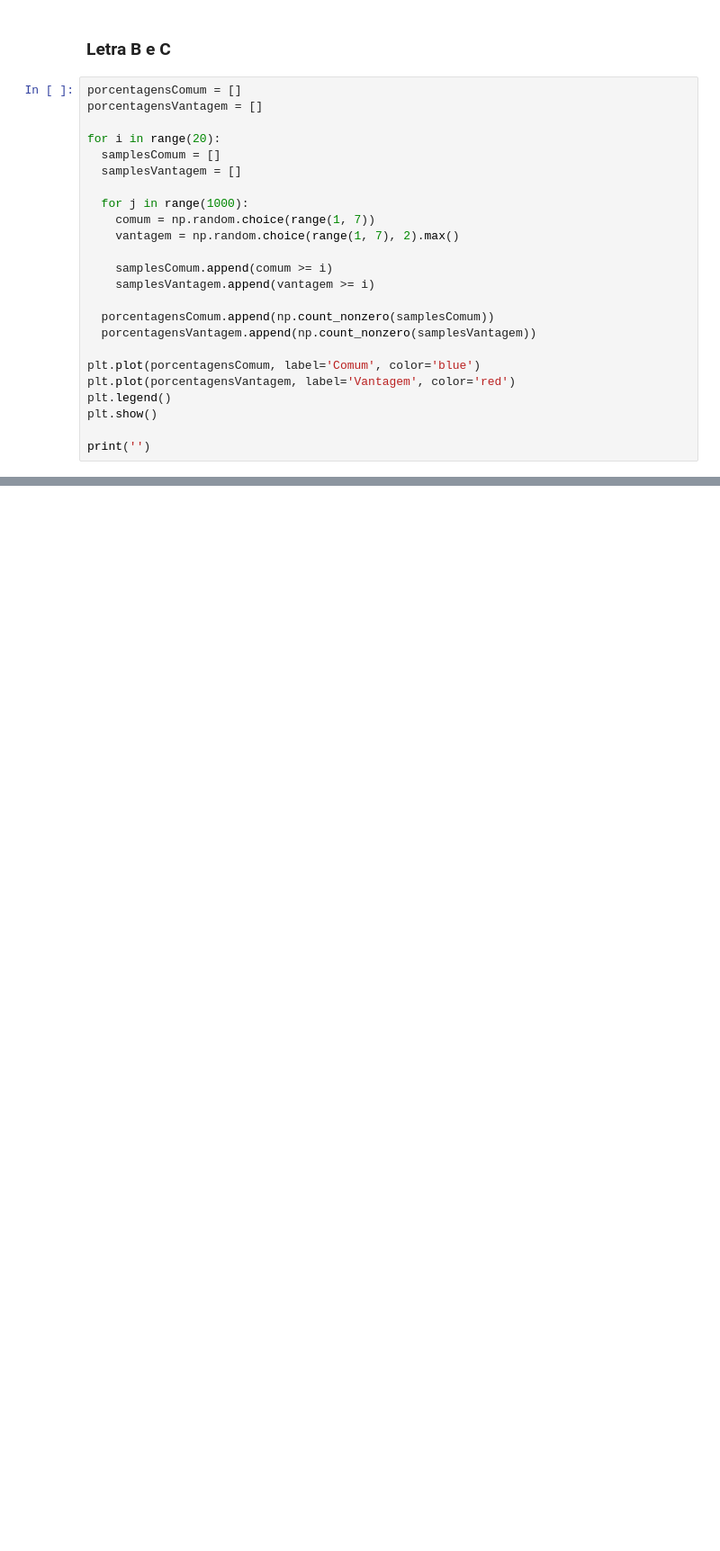
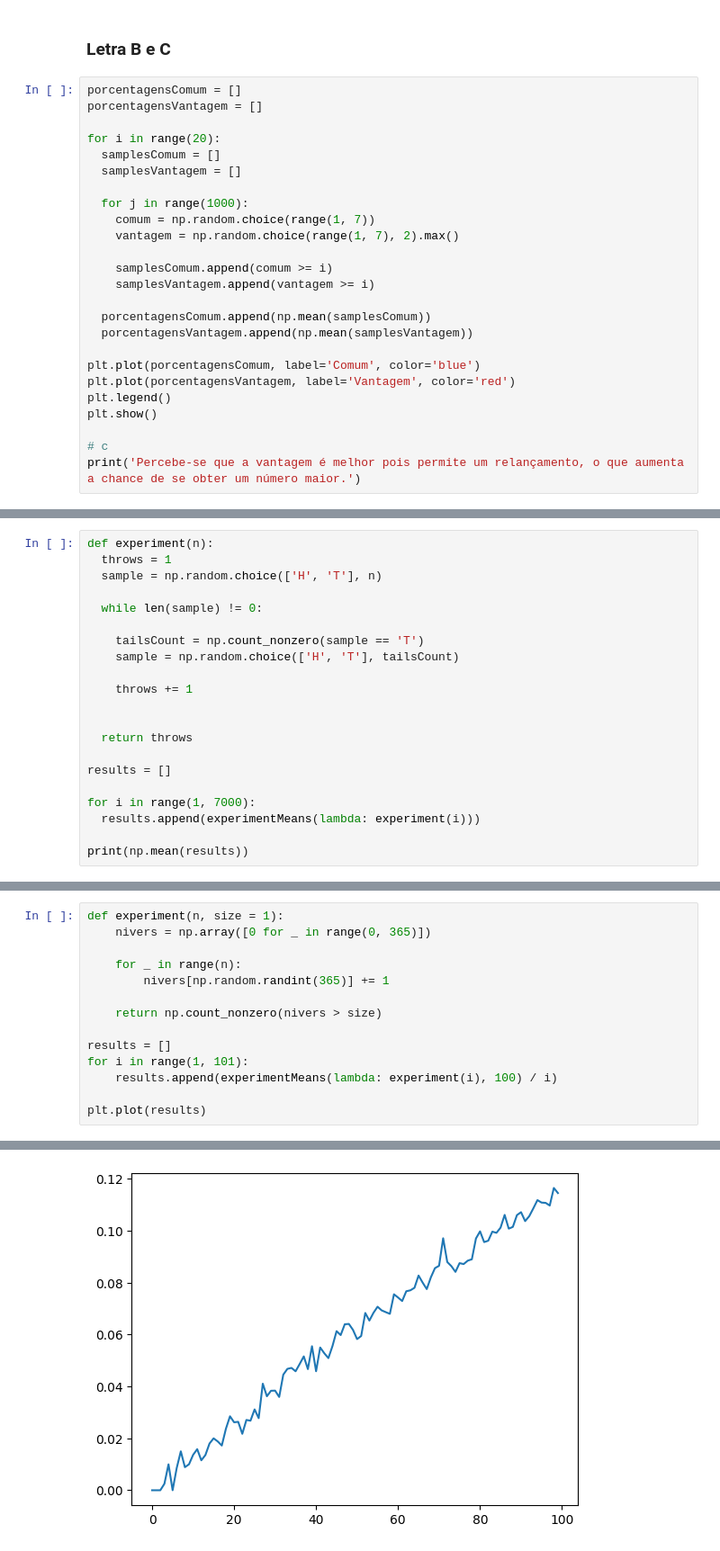
Before and after one commit to guilhermehalvescode/UFU-BCC, a Jupyter notebook: 6p/ms/listas/LIsta1.ipynb, the cells around one changed output, grey strips where cells are left out. Shown at 90% size. Saved outputs shown, nothing was run; the diff lists cells and outputs as text; blank space fills up the shorter version.

```diff
--- a/6p/ms/listas/LIsta1.ipynb
+++ b/6p/ms/listas/LIsta1.ipynb
@@ -79,13 +77,14 @@ for i in range(20):
     samplesComum.append(comum >= i)
     samplesVantagem.append(vantagem >= i)
 
-  porcentagensComum.append(np.count_nonzero(samplesComum))
-  porcentagensVantagem.append(np.count_nonzero(samplesVantagem))
+  porcentagensComum.append(np.mean(samplesComum))
+  porcentagensVantagem.append(np.mean(samplesVantagem))
 
 plt.plot(porcentagensComum, label='Comum', color='blue')
 plt.plot(porcentagensVantagem, label='Vantagem', color='red')
 plt.legend()
 plt.show()
 
-print('')
+# c
+print('Percebe-se que a vantagem é melhor pois permite um relançamento, o que aumenta a chance de se obter um número maior.')
 # %% [output]
@@ -92,0 +95,21 @@ print('')
+# %%
+def experiment(n):
+  throws = 1
+  sample = np.random.choice(['H', 'T'], n)
+
+  while len(sample) != 0:
+
+    tailsCount = np.count_nonzero(sample == 'T')
+    sample = np.random.choice(['H', 'T'], tailsCount)
+
+    throws += 1
+
+
+  return throws
+
+results = []
+
+for i in range(1, 7000):
+  results.append(experimentMeans(lambda: experiment(i)))
+
+print(np.mean(results))
@@ -92,0 +126,15 @@ print('')
+# %%
+def experiment(n, size = 1):
+    nivers = np.array([0 for _ in range(0, 365)])
+
+    for _ in range(n):
+        nivers[np.random.randint(365)] += 1
+
+    return np.count_nonzero(nivers > size)
+
+results = []
+for i in range(1, 101):
+    results.append(experimentMeans(lambda: experiment(i), 100) / i)
+
+plt.plot(results)
+# %% [output]
@@ -92,0 +142 @@ print('')
+[figure, added]
```
Also changed, not shown: parts of 15 cells of this notebook.
